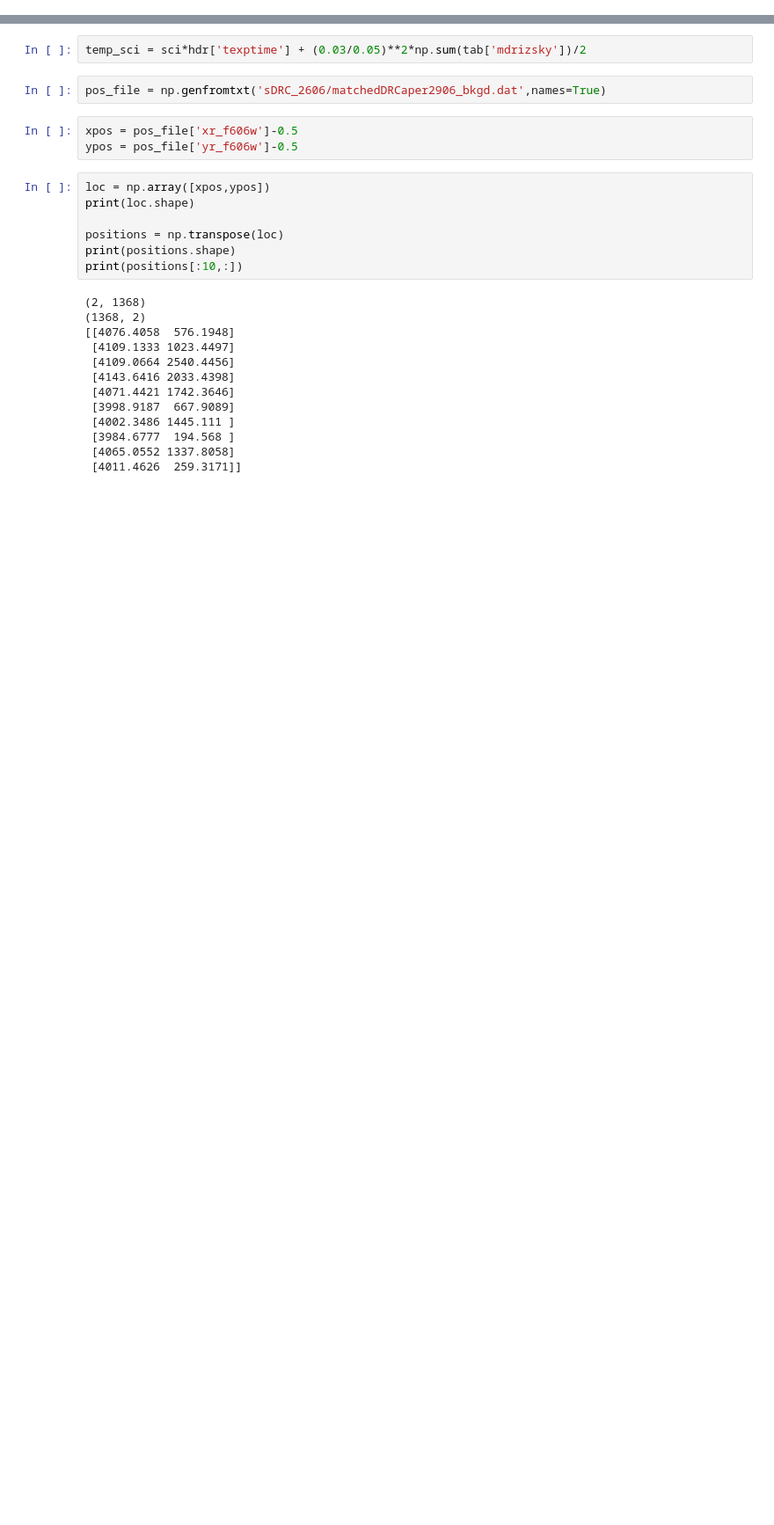
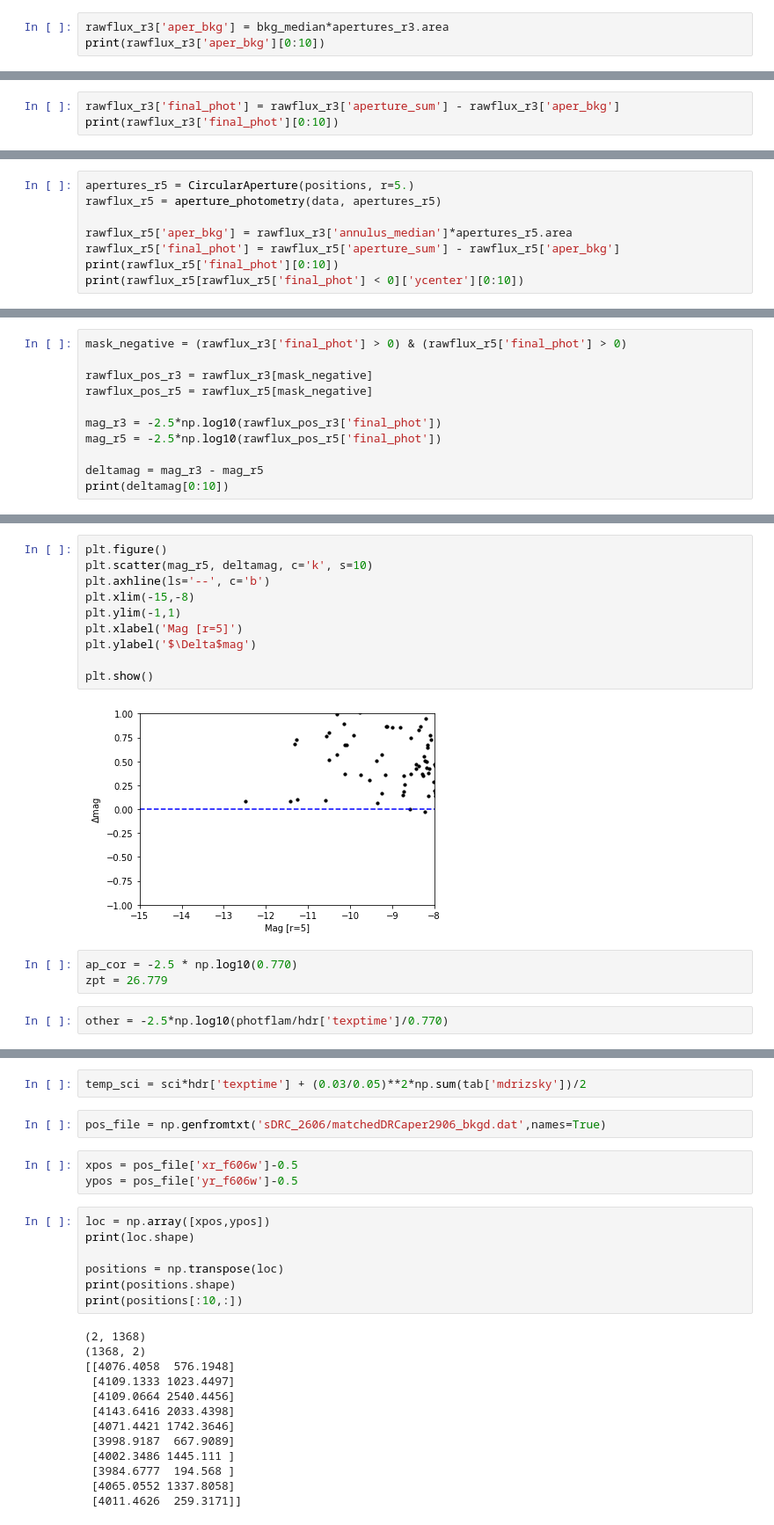
Before and after one commit to hrichstein/photRun0520, a Jupyter notebook: photUtils.ipynb, the cells around one changed output, grey strips where cells are left out. Shown at 88% size. Cells and saved outputs as stored; diff of their text form; blank space fills up the shorter version.

```diff
--- a/photUtils.ipynb
+++ b/photUtils.ipynb
@@ -36,0 +132,3 @@ No.    Name      Ver    Type      Cards   Dimensions   Format
+# %%
+rawflux_r3['aper_bkg'] = bkg_median*apertures_r3.area
+print(rawflux_r3['aper_bkg'][0:10])
@@ -36,0 +148,3 @@ No.    Name      Ver    Type      Cards   Dimensions   Format
+# %%
+rawflux_r3['final_phot'] = rawflux_r3['aperture_sum'] - rawflux_r3['aper_bkg']
+print(rawflux_r3['final_phot'][0:10])
@@ -36,0 +164,8 @@ No.    Name      Ver    Type      Cards   Dimensions   Format
+# %%
+apertures_r5 = CircularAperture(positions, r=5.)
+rawflux_r5 = aperture_photometry(data, apertures_r5)
+
+rawflux_r5['aper_bkg'] = rawflux_r3['annulus_median']*apertures_r5.area
+rawflux_r5['final_phot'] = rawflux_r5['aperture_sum'] - rawflux_r5['aper_bkg']
+print(rawflux_r5['final_phot'][0:10])
+print(rawflux_r5[rawflux_r5['final_phot'] < 0]['ycenter'][0:10])
@@ -36,0 +187,11 @@ No.    Name      Ver    Type      Cards   Dimensions   Format
+# %%
+mask_negative = (rawflux_r3['final_phot'] > 0) & (rawflux_r5['final_phot'] > 0)
+
+rawflux_pos_r3 = rawflux_r3[mask_negative]
+rawflux_pos_r5 = rawflux_r5[mask_negative]
+
+mag_r3 = -2.5*np.log10(rawflux_pos_r3['final_phot'])
+mag_r5 = -2.5*np.log10(rawflux_pos_r5['final_phot'])
+
+deltamag = mag_r3 - mag_r5
+print(deltamag[0:10])
@@ -36,0 +211,17 @@ No.    Name      Ver    Type      Cards   Dimensions   Format
+# %%
+plt.figure()
+plt.scatter(mag_r5, deltamag, c='k', s=10)
+plt.axhline(ls='--', c='b')
+plt.xlim(-15,-8)
+plt.ylim(-1,1)
+plt.xlabel('Mag [r=5]')
+plt.ylabel('$\Delta$mag')
+
+plt.show()
+# %% [output]
+[figure, added]
+# %%
+ap_cor = -2.5 * np.log10(0.770)
+zpt = 26.779
+# %%
+other = -2.5*np.log10(photflam/hdr['texptime']/0.770)
```
Also changed, not shown: parts of 26 cells of this notebook, 25 other files.
